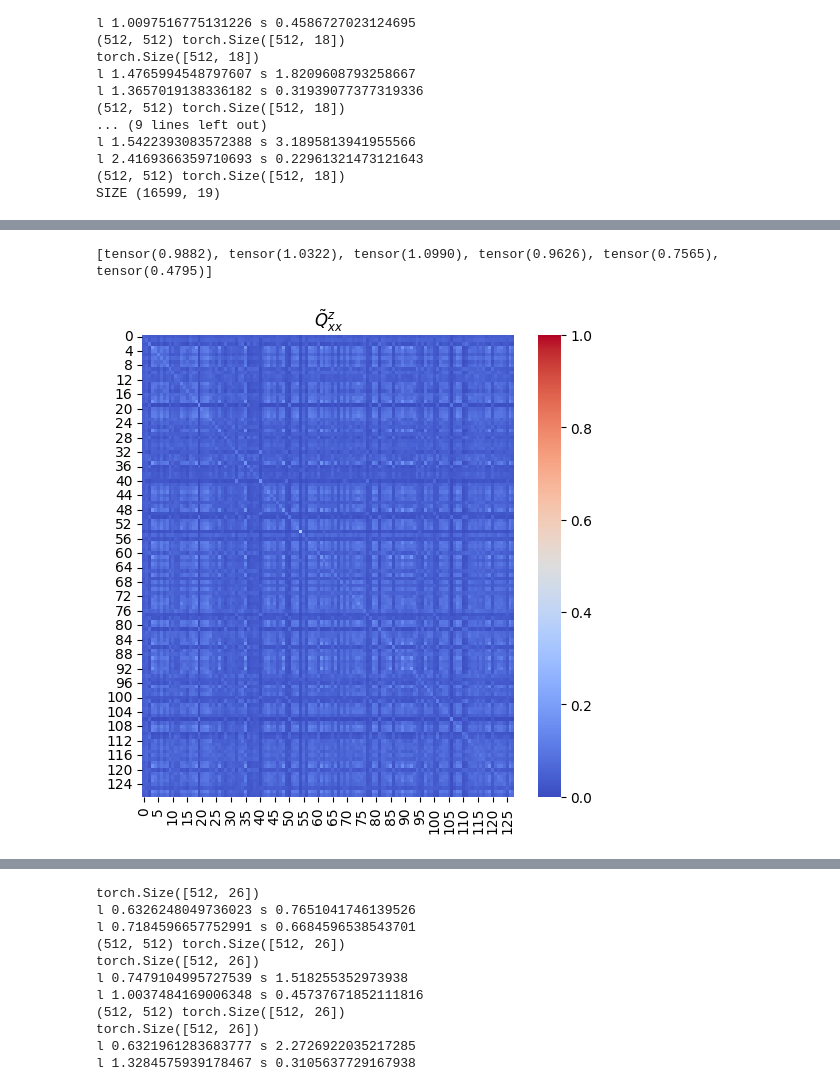
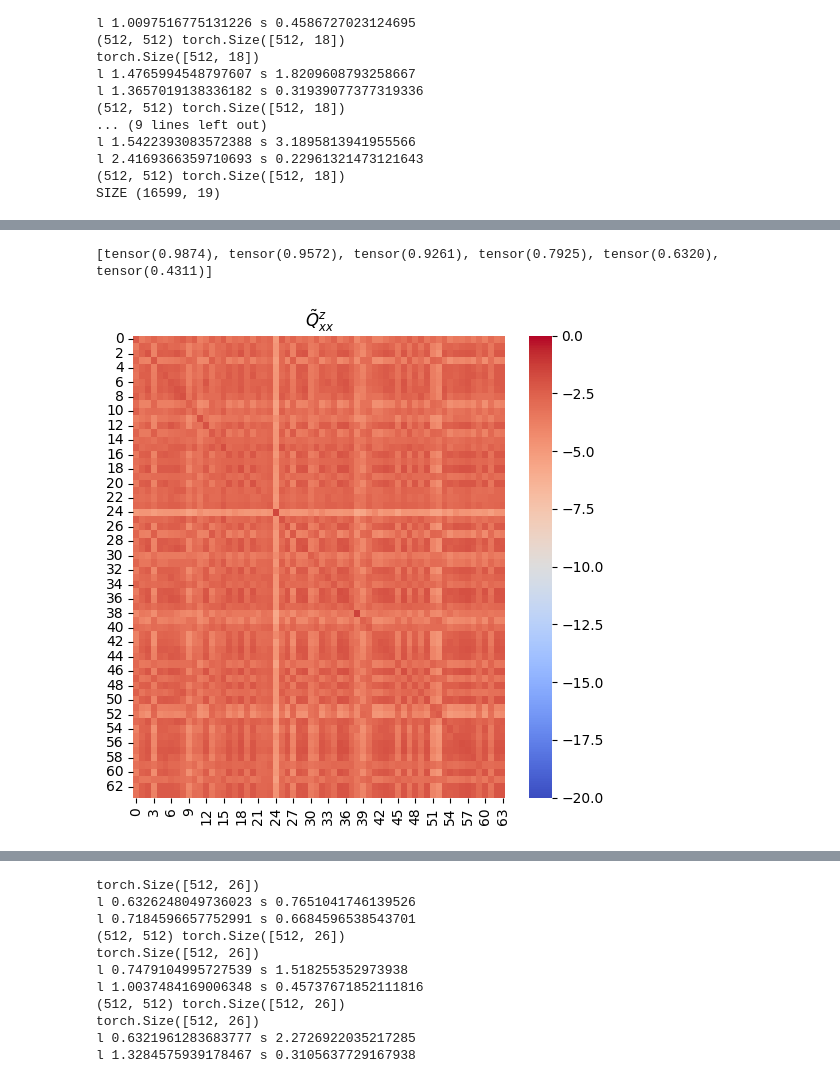
Before and after one commit to danehuang/softki, a Jupyter notebook: analysis/visualize.ipynb, the cells around one changed output, grey strips where cells are left out. Saved outputs shown, nothing was run; the diff lists cells and outputs as text; code cells hidden in the pictures.

```diff
--- a/analysis/visualize.ipynb
+++ b/analysis/visualize.ipynb
@@ -186,7 +186,7 @@ train_dataset, val_dataset, test_dataset = split_dataset(
     val_frac=0.0
 )
 test_features, test_labels = flatten_dataset(test_dataset)
-xs = test_features[0:128,:]
+xs = test_features[0:64,:]
 
 norms = []
 with torch.no_grad():
@@ -223,12 +223,12 @@ plt.savefig("elevators_kxx.png")
 # %%
 print(norms)
 fig, axes = plt.subplots(1, 1, figsize=(6, 6))
 axes.set_title(r"$\tilde{Q}_{xx}^z$")
-heatmap(Q_xx, ax=axes, cmap='coolwarm', cbar=True, vmin=0.0, vmax=1)
-plt.savefig("elevators_qxx.png")
+heatmap(np.log(Q_xx+1e-12), ax=axes, cmap='coolwarm', cbar=True, vmin=-20, vmax=0)
+plt.savefig("compare/elevators_qxx.png", bbox_inches='tight')
 # %% [output]
-[tensor(0.9882), tensor(1.0322), tensor(1.0990), tensor(0.9626), tensor(0.7565), tensor(0.4795)]
+[tensor(0.9874), tensor(0.9572), tensor(0.9261), tensor(0.7925), tensor(0.6320), tensor(0.4311)]
-[figure, old version]
+[figure, new version]
 # %%
 fig, axes = plt.subplots(1, 1, figsize=(6, 6))
 plt.plot([0, 10, 20, 30, 40, 49], norms, marker="x")
```
Also changed, not shown: parts of 7 cells of this notebook, 1 other file.
